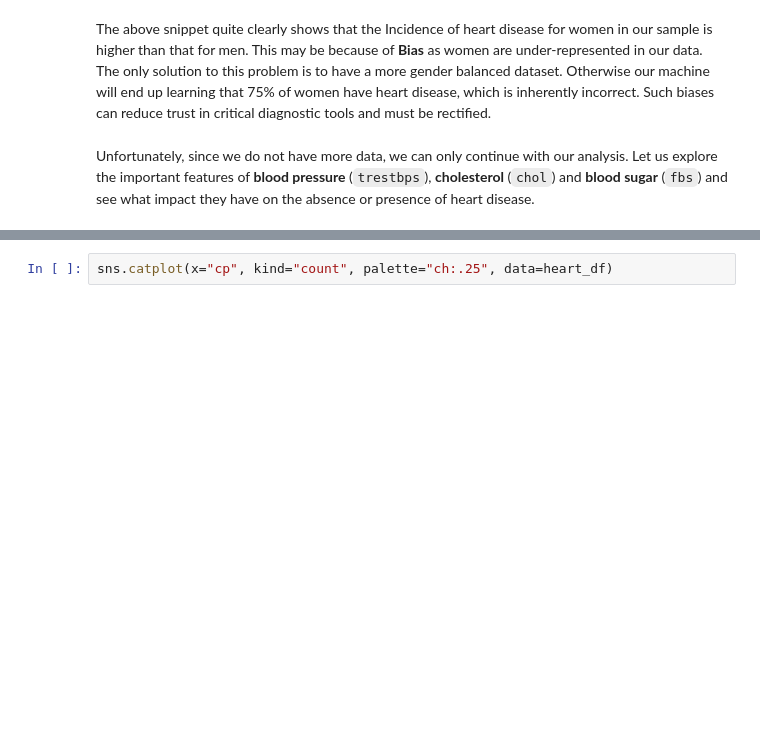
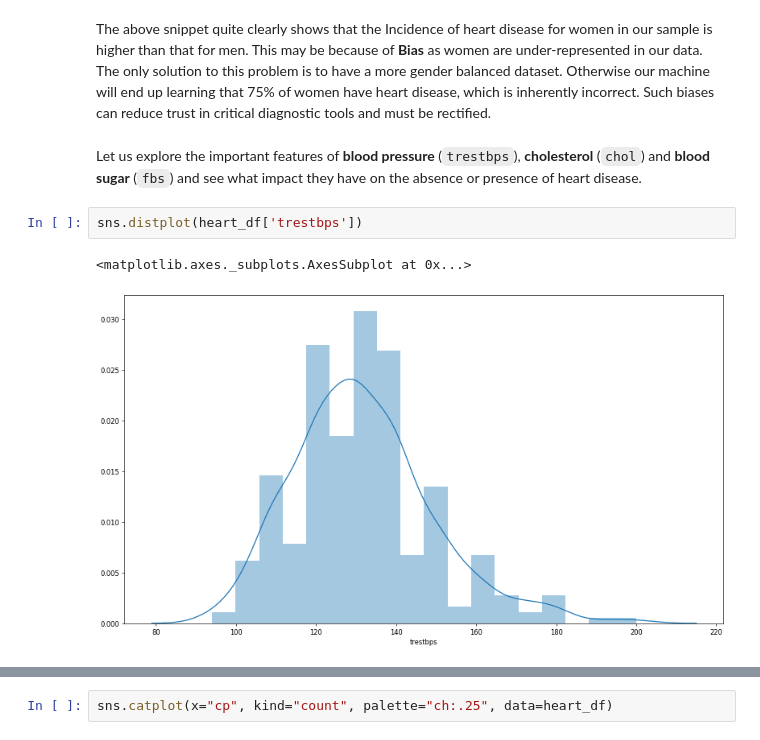
Before and after one commit to NeilBardhan/logistic-regression, a Jupyter notebook: heart_disease/notebooks/classification.ipynb, the cells around one changed output, grey strips where cells are left out. Saved outputs shown, nothing was run; the diff lists cells and outputs as text; blank space fills up the shorter version.

Commit message:
EDA on blood pressure(trestbps) vs target

```diff
--- a/heart_disease/notebooks/classification.ipynb
+++ b/heart_disease/notebooks/classification.ipynb
@@ -166,4 +166,9 @@ Incidence :: Women -> 0.75
 # %% [markdown]
 The above snippet quite clearly shows that the Incidence of heart disease for women in our sample is higher than that for men. This may be because of **Bias** as women are under-represented in our data. The only solution to this problem is to have a more gender balanced dataset. Otherwise our machine will end up learning that 75% of women have heart disease, which is inherently incorrect. Such biases can reduce trust in critical diagnostic tools and must be rectified.
 # %% [markdown]
-Unfortunately, since we do not have more data, we can only continue with our analysis. Let us explore the important features of **blood pressure** (`trestbps`), **cholesterol** (`chol`) and **blood sugar** (`fbs`) and see what impact they have on the absence or presence of heart disease.
+Let us explore the important features of **blood pressure** (`trestbps`), **cholesterol** (`chol`) and **blood sugar** (`fbs`) and see what impact they have on the absence or presence of heart disease.
+# %%
+sns.distplot(heart_df['trestbps'])
+# %% [output]
+<matplotlib.axes._subplots.AxesSubplot at 0x...>
+[figure, added]
```
Also changed, not shown: parts of 2 cells of this notebook.
